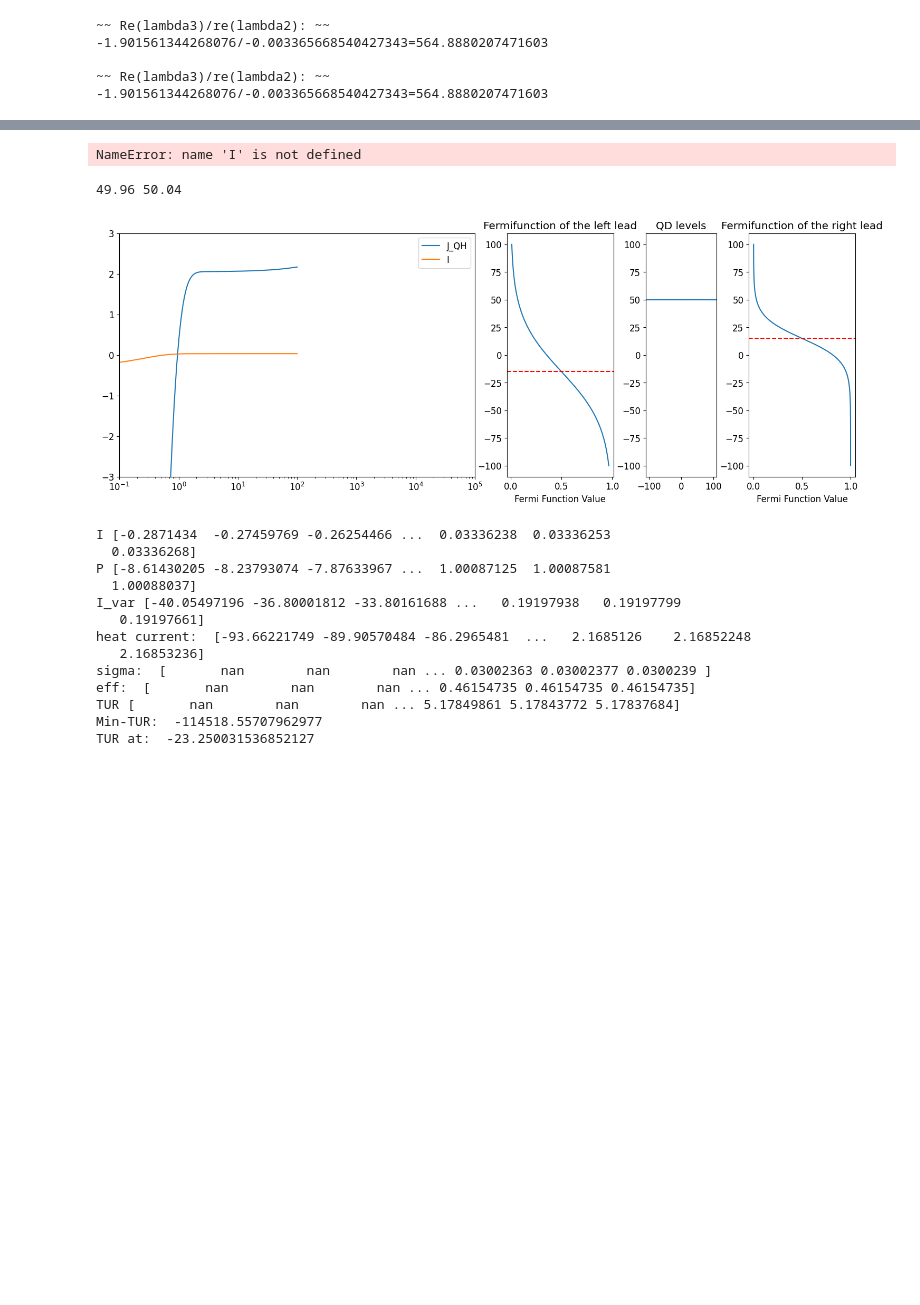
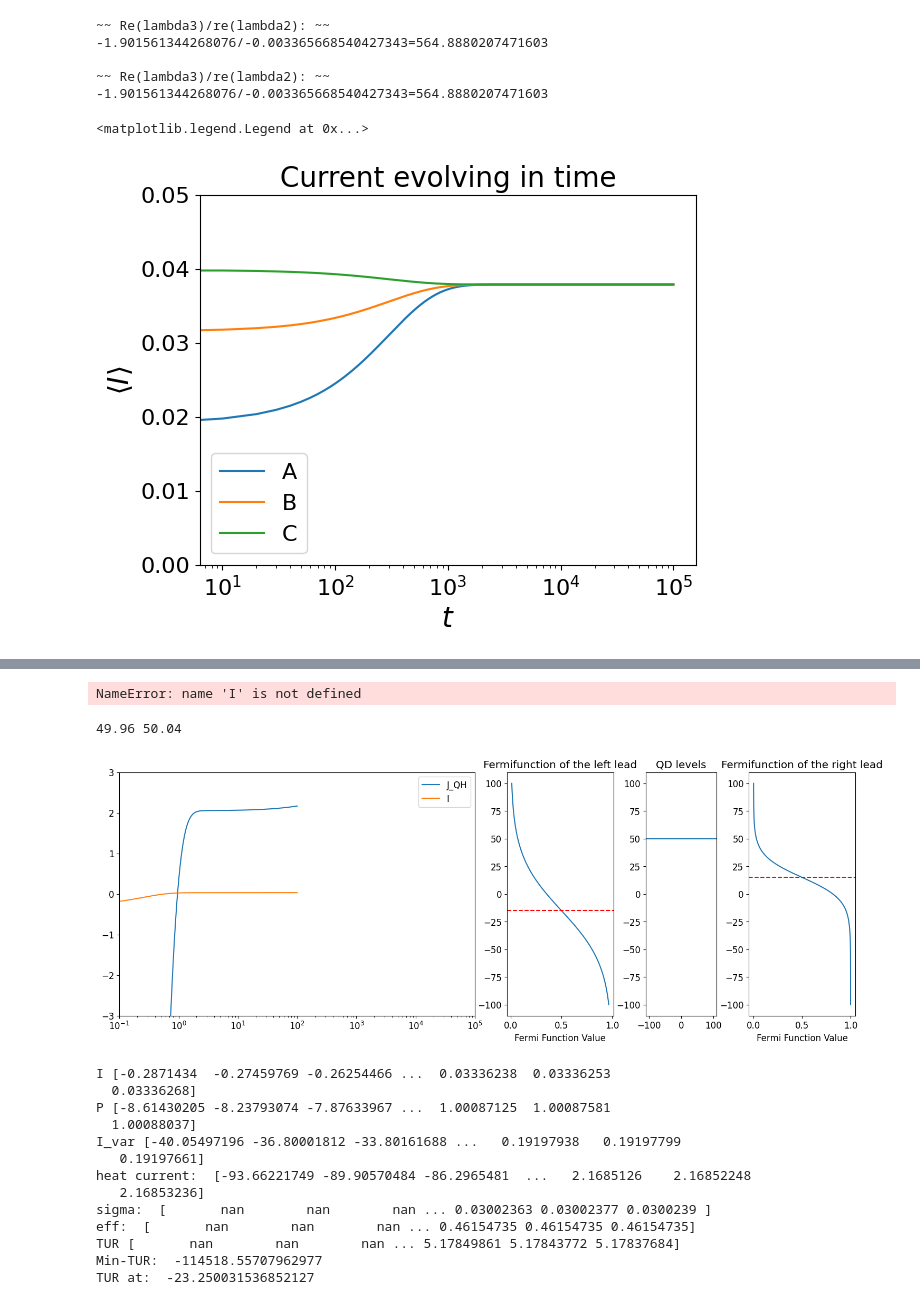
Before and after one commit to myIntSet/thermoelectrics, a Jupyter notebook: time evolution/noise and current FOR REPORT copy.ipynb, the cells around one changed output, grey strips where cells are left out. Cells and saved outputs as stored; diff of their text form; code cells hidden in the pictures; blank space fills up the shorter version.

```diff
--- a/time evolution/noise and current FOR REPORT copy.ipynb
+++ b/time evolution/noise and current FOR REPORT copy.ipynb
@@ -37,7 +41,7 @@ def do_all(ti_array, initial, long_time=False):
     sys, rho_ss, rho_t, I_ss, I, I_var, P, J_QH = te.calculate_paper_meta(initial, ti_array, **INPUT)
     importlib.reload(tc)
     TUR, eff_carnot, eff, sigma = tc.calculate_tur(T_L, T_R, I, I_var, J_QH, P)
-    return TUR
+    return TUR, I, I_var, sigma
     '''
     #plotting density matrix
     font_size = 20
@@ -97,0 +102,17 @@ TUR_calced, I, I_var, sigma = cm.do_all(ti_array, long_time=True)
+# %%
+#plot current
+font_size = 20
+plt.rcParams.update({'font.size': 16})  # Applies globally
+plt.figure()
+plt.plot(ti_array, I_even, label='A')
+plt.plot(ti_array, I_uneven, label='B')
+plt.plot(ti_array, I_calced, label='C')
+plt.title('Current evolving in time', fontsize=font_size)
+plt.xlabel(r'$t$', fontsize=font_size)
+plt.ylabel(r'$\langle I \rangle$', fontsize=font_size)
+plt.xscale('log')
+plt.ylim(0,0.05)
+plt.legend()
+# %% [output]
+<matplotlib.legend.Legend at 0x...>
+[figure, added]
```
Also changed, not shown: parts of 6 cells of this notebook, 4 other files.
